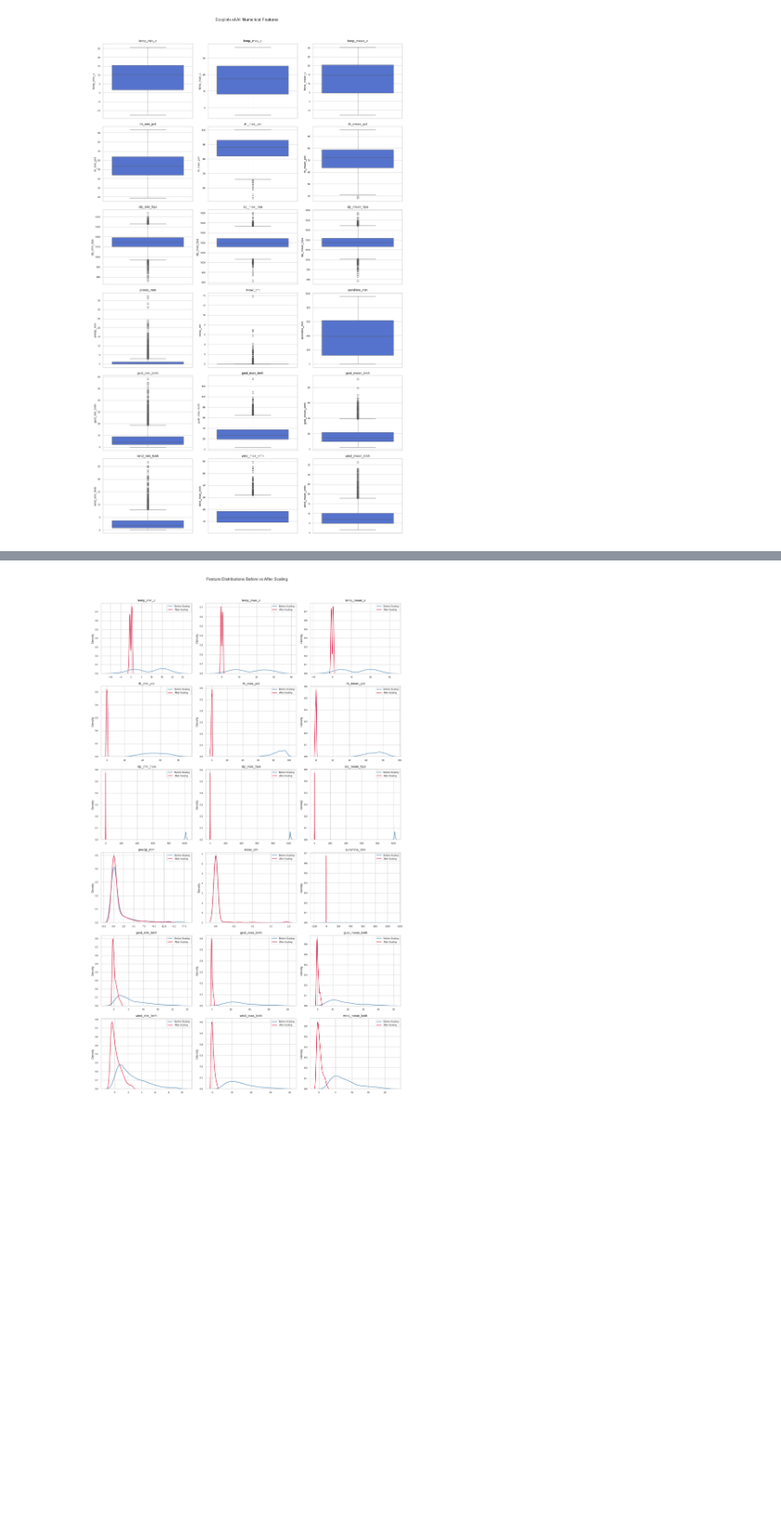
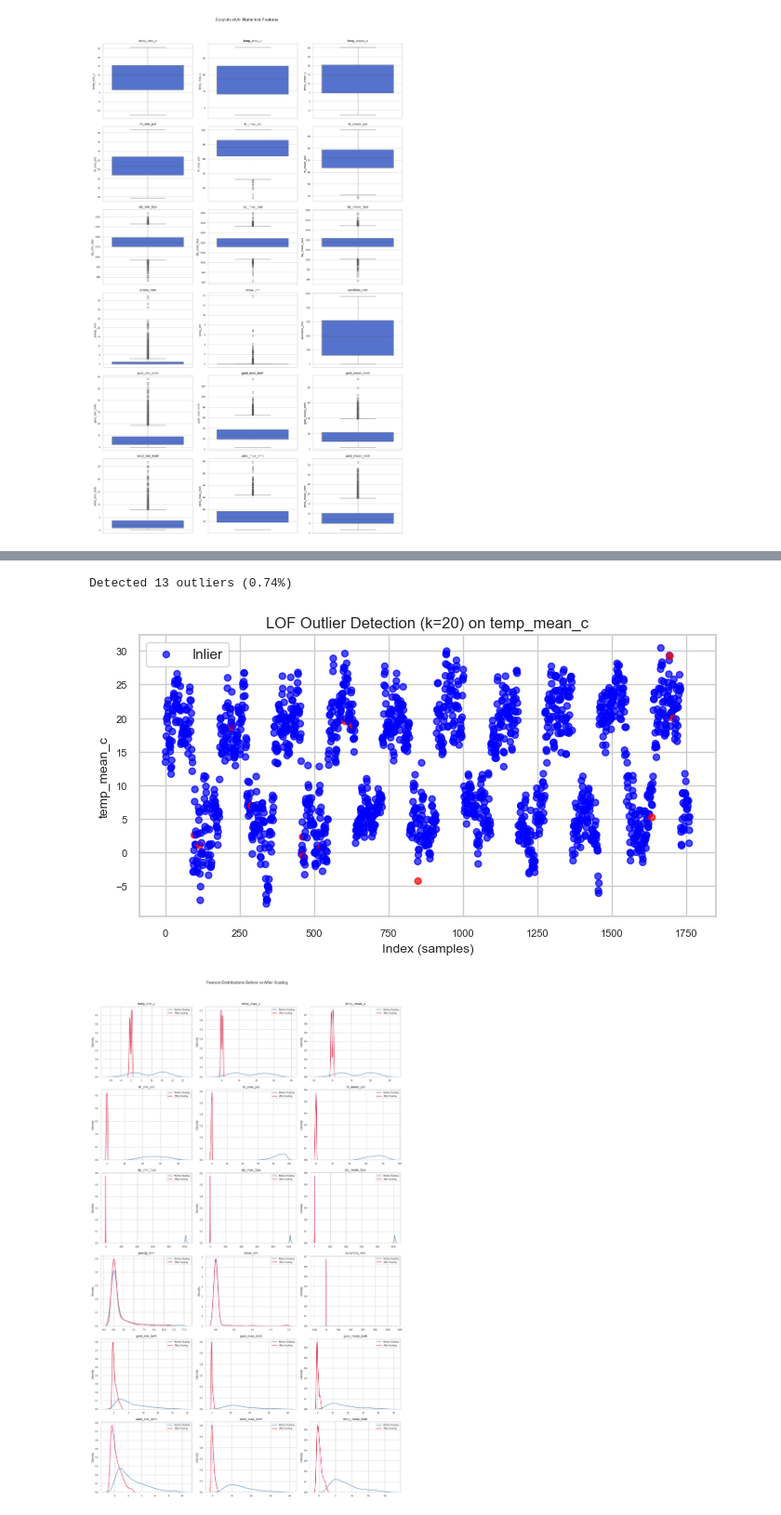
Before and after one commit to hiimnhan/scc451, a Jupyter notebook: task1.ipynb, the cells around one changed output, grey strips where cells are left out. Shown at 93% size. Drawn from its saved outputs; the diff is of its cells as text; code cells hidden in the pictures; blank space fills up the shorter version.

Commit message:
redo outlier detection with LOF

```diff
--- a/task1.ipynb
+++ b/task1.ipynb
@@ -195,6 +192,34 @@ basel_df_scaled = pd.DataFrame(
     columns=num_cols,
     index=basel_df.index
 )
+# %%
+from sklearn.neighbors import LocalOutlierFactor
+
+lof = LocalOutlierFactor(n_neighbors=20)
+labels = lof.fit_predict(basel_df_scaled)
+scores = -lof.negative_outlier_factor_
+
+basel_df['lof_label'] = labels
+basel_df['lof_score'] = scores
+
+n_outliers = (labels == -1).sum()
+print(f"Detected {n_outliers} outliers ({n_outliers/len(basel_df)*100:.2f}%)")
+# %% [output]
+Detected 13 outliers (0.74%)
+# %%
+feature = 'temp_mean_c'
+plt.figure(figsize=(7,4))
+plt.scatter(basel_df.index, basel_df[feature],
+            c=np.where(basel_df["lof_label"] == -1, "red", "blue"),
+            s=25, alpha=0.7)
+plt.title(f"LOF Outlier Detection (k=20) on {feature}")
+plt.xlabel("Index (samples)")
+plt.ylabel(feature)
+plt.legend(["Inlier", "Outlier"], loc="best")
+plt.tight_layout()
+plt.show()
+# %% [output]
+[figure, added]
 # %%
 # compare distributions before and after scaling
 fig, axes = plt.subplots(n_rows, n_cols, figsize=(15, 4 * n_rows))
```
Also changed, not shown: parts of 8 cells of this notebook, 4 other files.
